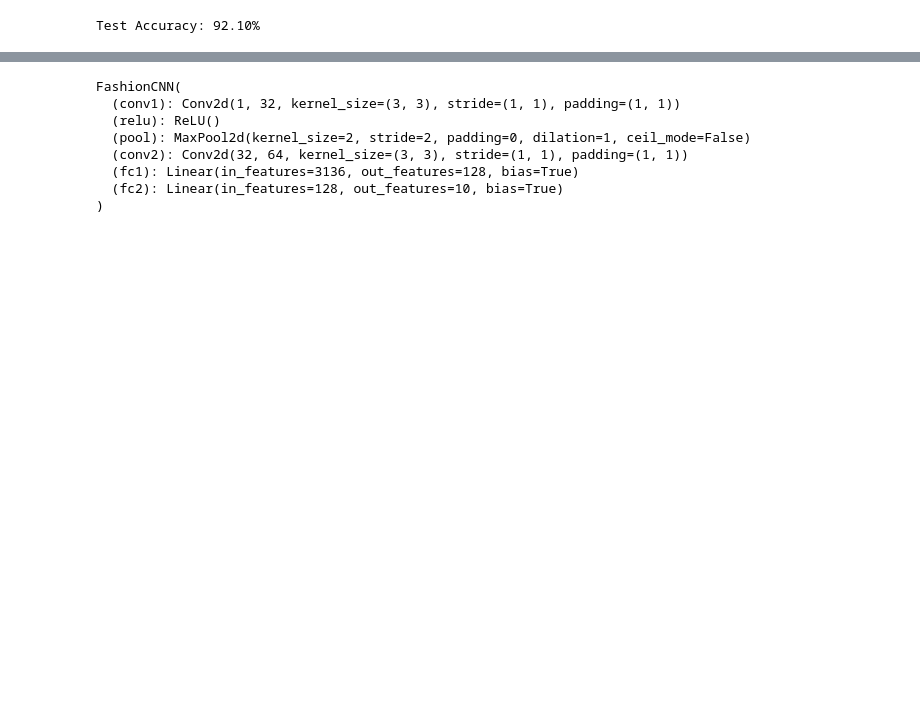
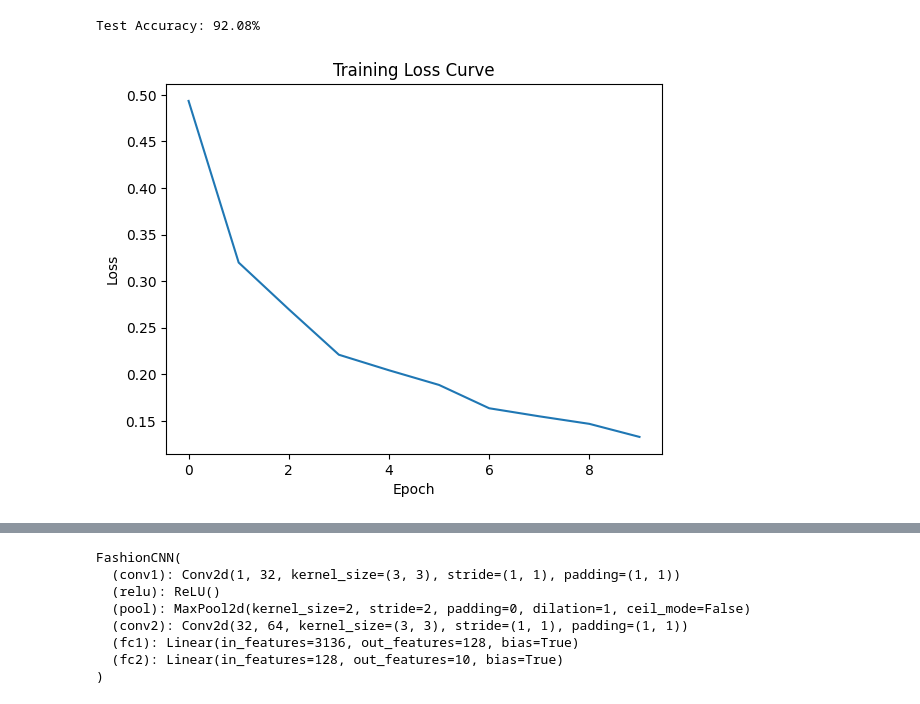
Before and after one commit to sharjeel-ahmed17/fashion-mnist-project, a Jupyter notebook: backend/notebooks/fashion_cnn.ipynb, the cells around one changed output, grey strips where cells are left out. Drawn from its saved outputs; the diff is of its cells as text; code cells hidden in the pictures; blank space fills up the shorter version.

```diff
--- a/backend/notebooks/fashion_cnn.ipynb
+++ b/backend/notebooks/fashion_cnn.ipynb
@@ -82,9 +69,17 @@ model = FashionCNN().to(device)
 criterion = nn.CrossEntropyLoss()
 optimizer = optim.Adam(model.parameters(), lr=0.001)
+# %%
+scheduler = optim.lr_scheduler.StepLR(optimizer, step_size=3, gamma=0.5)
+# %%
+best_loss = float("inf")
+patience = 3
+counter = 0
 # %%
-epochs = 5
+epochs = 10
+train_losses = []
 
 for epoch in range(epochs):
+    model.train()
     running_loss = 0.0
 
     for images, labels in train_loader:
@@ -100,5 +95,27 @@ for epoch in range(epochs):
 
         running_loss += loss.item()
 
-    print(f"Epoch [{epoch+1}/{epochs}], Loss: {running_loss:.4f}")
+    avg_loss = running_loss / len(train_loader)
+    train_losses.append(avg_loss)
+
+    print(f"Epoch [{epoch+1}/{epochs}] Loss: {avg_loss:.4f}")
+
+    # 🔥 Scheduler step
+    scheduler.step()
+
+    # 🔥 Early Stopping + Save Best Model
+    if avg_loss < best_loss:
+        best_loss = avg_loss
+        counter = 0
+
+        torch.save(model.state_dict(), "best_fashion_cnn.pth")
+        print("✅ Best model saved!")
+
+    else:
+        counter += 1
+        print(f"⚠ No improvement: {counter}/{patience}")
+
+        if counter >= patience:
+            print("⛔ Early stopping triggered!")
+            break
 # %% [output]
@@ -110,8 +142,11 @@ Epoch [5/5], Loss: 159.8894
 # %%
+model.eval()
+
 correct = 0
 total = 0
 
-model.eval()
+all_preds = []
+all_labels = []
 
 with torch.no_grad():
     for images, labels in test_loader:
@@ -123,10 +158,21 @@ with torch.no_grad():
         total += labels.size(0)
         correct += (predicted == labels).sum().item()
 
+        all_preds.extend(predicted.cpu().numpy())
+        all_labels.extend(labels.cpu().numpy())
+
 accuracy = 100 * correct / total
 print(f"Test Accuracy: {accuracy:.2f}%")
 # %% [output]
-Test Accuracy: 92.10%
+Test Accuracy: 92.08%
+# %%
+plt.plot(train_losses)
+plt.title("Training Loss Curve")
+plt.xlabel("Epoch")
+plt.ylabel("Loss")
+plt.show()
+# %% [output]
+[figure, added]
 # %%
 classes = ['T-shirt/top', 'Trouser', 'Pullover', 'Dress', 'Coat',
            'Sandal', 'Shirt', 'Sneaker', 'Bag', 'Ankle boot']
```
Also changed, not shown: parts of 10 cells of this notebook.
